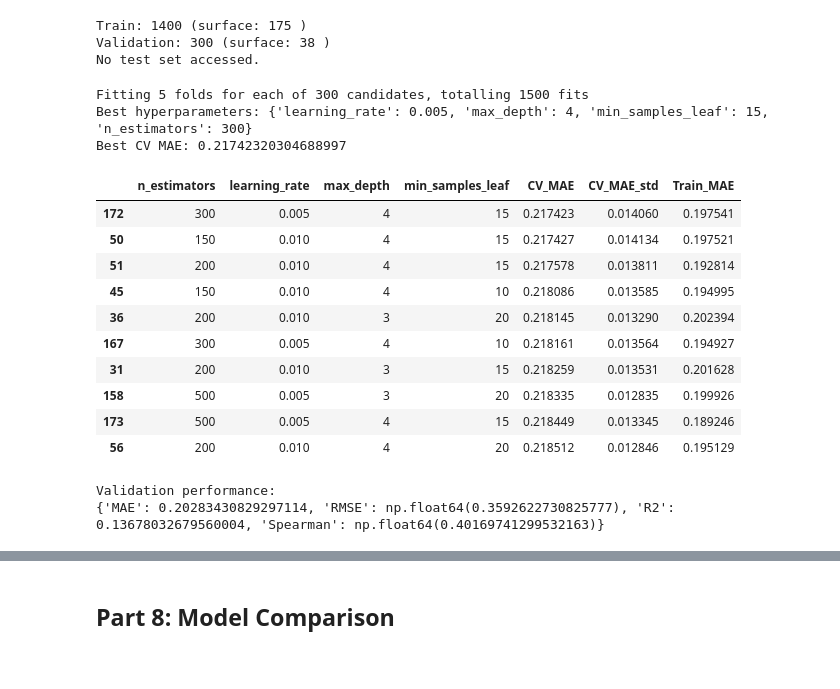
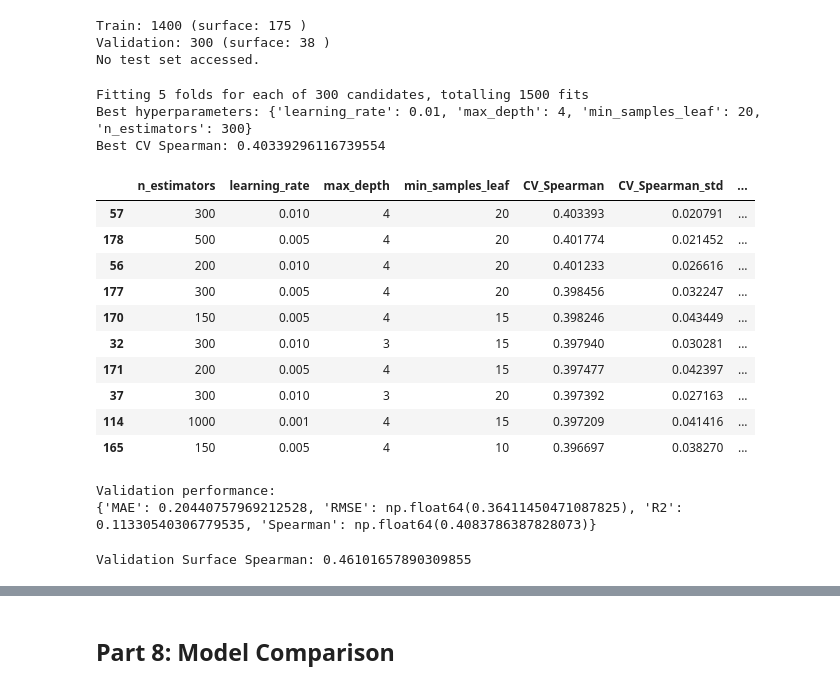
Before and after one commit to sbskinn/Tumor-Surface-Target-Prioritization, a Jupyter notebook: Checkpoint_2/Checkpoint2_model_evaluation.ipynb, the cells around one changed output, grey strips where cells are left out. Cells and saved outputs as stored; diff of their text form; code cells hidden in the pictures.

```diff
--- a/Checkpoint_2/Checkpoint2_model_evaluation.ipynb
+++ b/Checkpoint_2/Checkpoint2_model_evaluation.ipynb
@@ -9,7 +9,7 @@ We will train a constant baseline and Random Forest regression model to compare
 from pathlib import Path
 import pandas as pd
 
-data_folder = Path("../Checkpoint_1/data")
+data_folder = Path("Checkpoint_1/data")
 
 train = pd.read_csv(data_folder / "checkpoint1_train.csv").set_index("sample")
 val = pd.read_csv(data_folder / "checkpoint1_validation.csv").set_index("sample")
@@ -524,6 +524,18 @@ def score(y, pred):
     return {"MAE": mean_absolute_error(y, pred), "RMSE": np.sqrt(mean_squared_error(y, pred)),  "R2": r2_score(y, pred), "Spearman": spearman_rho}
 
 from sklearn.model_selection import GridSearchCV
+from sklearn.metrics import make_scorer
+from scipy.stats import spearmanr
+import numpy as np
+
+# Spearman scorer to prioritize models with higher Spearman correlation, while still considering MAE
+def spearman_score(y_true, y_pred):
+    if len(y_true) < 3 or np.std(y_true) == 0 or np.std(y_pred) == 0:
+        return 0.0
+
+    return spearmanr(y_true, y_pred).statistic
+
+spearman_scorer = make_scorer(spearman_score)
 
 # Define the hyperparameter combinations
 param_grid = {
@@ -537,9 +549,14 @@ param_grid = {
 model = build_model({})
 
 # Perform 5-fold cross-validation
-grid_search = GridSearchCV(estimator=model, param_grid=param_grid,
-    cv=5, scoring="neg_mean_absolute_error", n_jobs=-1,
-    verbose=1, return_train_score=True
+grid_search = GridSearchCV(
+    estimator=model,
+    param_grid=param_grid,
+    cv=5,
+    scoring=spearman_scorer,
+    n_jobs=-1,
+    verbose=1,
+    return_train_score=True
 )
 
 # Fit using training data only
@@ -552,52 +569,69 @@ best_config = {
 key.replace("gb__", ""): value
     for key, value in grid_search.best_params_.items()
 }
 
 print("Best hyperparameters:", best_config)
-print("Best CV MAE:", -grid_search.best_score_)
+print("Best CV Spearman:", grid_search.best_score_)
 
 # Display hyperparameter tuning results
 tuning = pd.DataFrame(grid_search.cv_results_)
 
 tuning = tuning[["param_gb__n_estimators", "param_gb__learning_rate",
     "param_gb__max_depth", "param_gb__min_samples_leaf",
     "mean_test_score", "std_test_score", "mean_train_score"
 ]].copy()
 
 tuning.columns = [
     "n_estimators", "learning_rate", "max_depth",
     "min_samples_leaf", "CV_MAE", "CV_MAE_std",
     "Train_MAE"
 ]
 
-tuning["CV_MAE"] = -tuning["CV_MAE"]
-tuning["Train_MAE"] = -tuning["Train_MAE"]
+#tuning["CV_MAE"] = -tuning["CV_MAE"]
+#tuning["Train_MAE"] = -tuning["Train_MAE"]
 
-tuning = tuning.sort_values("CV_MAE")
+tuning = tuning.rename(columns={
+    "CV_MAE": "CV_Spearman",
+    "CV_MAE_std": "CV_Spearman_std",
+    "Train_MAE": "Train_Spearman"
+})
+
+tuning = tuning.sort_values("CV_Spearman", ascending=False)
 display(tuning.head(10))
 
 # Evaluate selected model on validation data
 val_predictions = best_model.predict(X_val)
 
 print("Validation performance:")
 print(score(y_val, val_predictions))
 # %% [output]
 Fitting 5 folds for each of 300 candidates, totalling 1500 fits
-Best hyperparameters: {'learning_rate': 0.005, 'max_depth': 4, 'min_samples_leaf': 15, 'n_estimators': 300}
-Best CV MAE: 0.21742320304688997
+Best hyperparameters: {'learning_rate': 0.01, 'max_depth': 4, 'min_samples_leaf': 20, 'n_estimators': 300}
+Best CV Spearman: 0.40339296116739554
-|  | n_estimators | learning_rate | max_depth | min_samples_leaf | CV_MAE | CV_MAE_std | Train_MAE |
-| 172 | 300 | 0.005 | 4 | 15 | 0.217423 | 0.014060 | 0.197541 |
-| 50 | 150 | 0.010 | 4 | 15 | 0.217427 | 0.014134 | 0.197521 |
-| 51 | 200 | 0.010 | 4 | 15 | 0.217578 | 0.013811 | 0.192814 |
-| 45 | 150 | 0.010 | 4 | 10 | 0.218086 | 0.013585 | 0.194995 |
-| 36 | 200 | 0.010 | 3 | 20 | 0.218145 | 0.013290 | 0.202394 |
-| 167 | 300 | 0.005 | 4 | 10 | 0.218161 | 0.013564 | 0.194927 |
-| 31 | 200 | 0.010 | 3 | 15 | 0.218259 | 0.013531 | 0.201628 |
-| 158 | 500 | 0.005 | 3 | 20 | 0.218335 | 0.012835 | 0.199926 |
-| 173 | 500 | 0.005 | 4 | 15 | 0.218449 | 0.013345 | 0.189246 |
-| 56 | 200 | 0.010 | 4 | 20 | 0.218512 | 0.012846 | 0.195129 |
+|  | n_estimators | learning_rate | max_depth | min_samples_leaf | CV_Spearman | CV_Spearman_std | ... |
+| 57 | 300 | 0.010 | 4 | 20 | 0.403393 | 0.020791 | ... |
+| 178 | 500 | 0.005 | 4 | 20 | 0.401774 | 0.021452 | ... |
+| 56 | 200 | 0.010 | 4 | 20 | 0.401233 | 0.026616 | ... |
+| 177 | 300 | 0.005 | 4 | 20 | 0.398456 | 0.032247 | ... |
+| 170 | 150 | 0.005 | 4 | 15 | 0.398246 | 0.043449 | ... |
+| 32 | 300 | 0.010 | 3 | 15 | 0.397940 | 0.030281 | ... |
+| 171 | 200 | 0.005 | 4 | 15 | 0.397477 | 0.042397 | ... |
+| 37 | 300 | 0.010 | 3 | 20 | 0.397392 | 0.027163 | ... |
+| 114 | 1000 | 0.001 | 4 | 15 | 0.397209 | 0.041416 | ... |
+| 165 | 150 | 0.005 | 4 | 10 | 0.396697 | 0.038270 | ... |
 Validation performance:
-{'MAE': 0.20283430829297114, 'RMSE': np.float64(0.3592622730825777), 'R2': 0.13678032679560004, 'Spearman': np.float64(0.40169741299532163)}
+{'MAE': 0.20440757969212528, 'RMSE': np.float64(0.36411450471087825), 'R2': 0.11330540306779535, 'Spearman': np.float64(0.4083786387828073)}
+# %%
+# Surface genes on validation data
+
+surface_spearman = spearman_score(
+    y_val.to_numpy()[surface_mask],
+    val_predictions[surface_mask]
+)
+
+print("Validation Surface Spearman:", surface_spearman)
+# %% [output]
+Validation Surface Spearman: 0.46101657890309855
 # %%
 # Evaluate the best model and a constant baseline model on the validation set
 constant = DummyRegressor(strategy="mean").fit(X_train, y_train)
```
Also changed, not shown: parts of 9 cells of this notebook.
